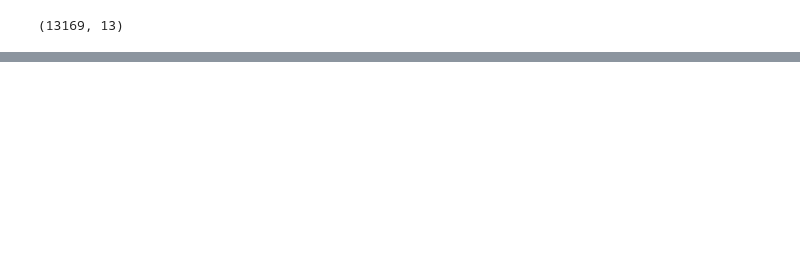
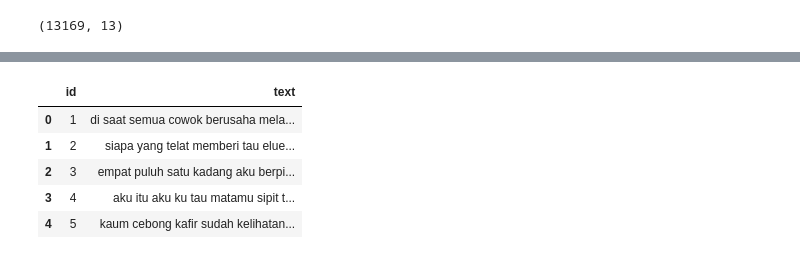
Before and after one commit to Pascalbrly/231000001-19-pbk-cleansing-gold, a Jupyter notebook: (API) Pascal Gold Challenge - DSC Wave 19.ipynb, the cells around one changed output, grey strips where cells are left out. Drawn from its saved outputs; the diff is of its cells as text; code cells hidden in the pictures; blank space fills up the shorter version.

```diff
--- a/(API) Pascal Gold Challenge - DSC Wave 19.ipynb
+++ b/(API) Pascal Gold Challenge - DSC Wave 19.ipynb
@@ -175,0 +276,10 @@ Press CTRL+C to quit
+# %%
+cleaned_text = pd.read_sql_query('select * from cleaned_text',conn)
+cleaned_text.head()
+# %% [output]
+|  | id | text |
+| 0 | 1 | di saat semua cowok berusaha mela... |
+| 1 | 2 | siapa yang telat memberi tau elue... |
+| 2 | 3 | empat puluh satu kadang aku berpi... |
+| 3 | 4 | aku itu aku ku tau matamu sipit t... |
+| 4 | 5 | kaum cebong kafir sudah kelihatan... |
```
Also changed, not shown: parts of 11 cells of this notebook, 4 other files.
